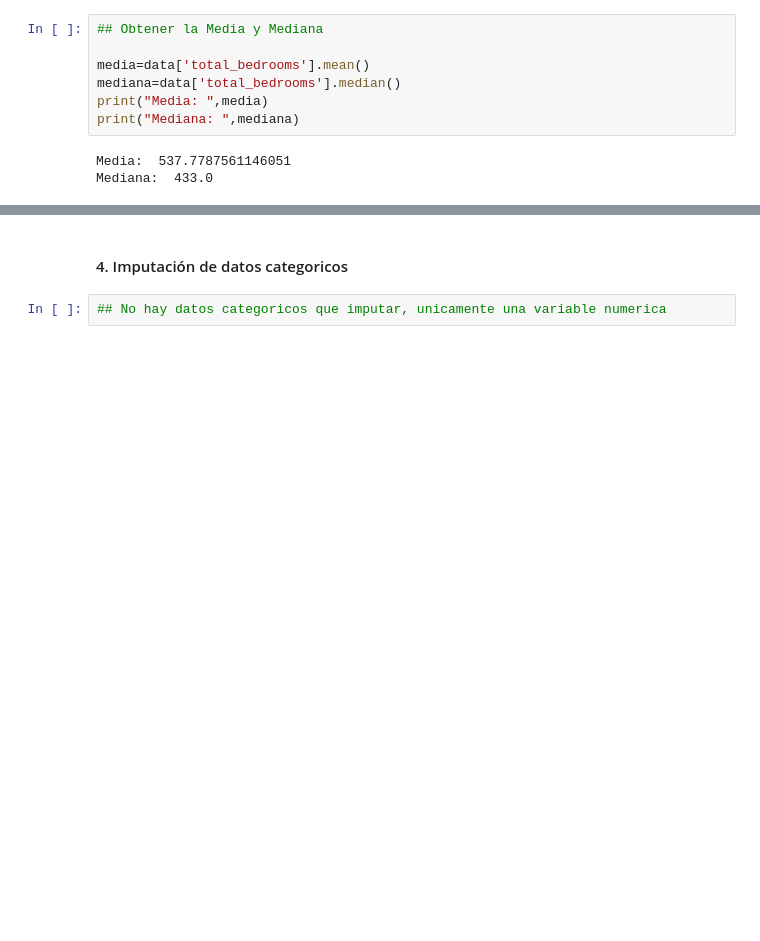
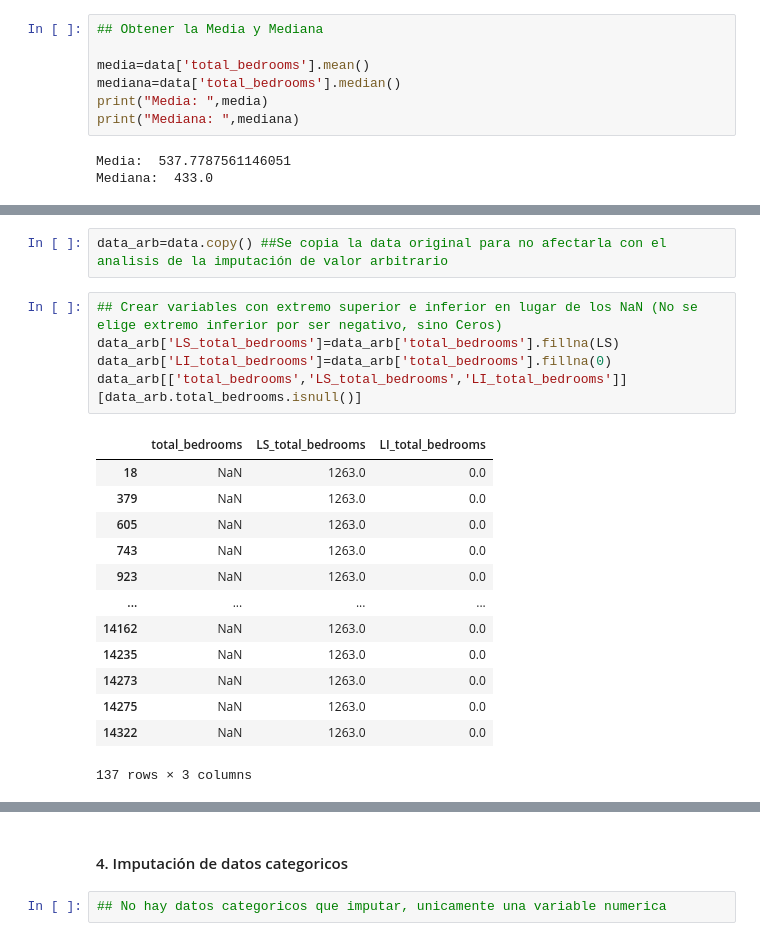
Before and after one commit to LeoContreras8/Laboratorio-3, a Jupyter notebook: Laboratorio3.ipynb, the cells around one changed output, grey strips where cells are left out. Saved outputs shown, nothing was run; the diff lists cells and outputs as text; blank space fills up the shorter version.

```diff
--- a/Laboratorio3.ipynb
+++ b/Laboratorio3.ipynb
@@ -149,0 +165,21 @@ plt.show()
+# %%
+data_arb=data.copy() ##Se copia la data original para no afectarla con el analisis de la imputación de valor arbitrario
+# %%
+## Crear variables con extremo superior e inferior en lugar de los NaN (No se elige extremo inferior por ser negativo, sino Ceros)
+data_arb['LS_total_bedrooms']=data_arb['total_bedrooms'].fillna(LS)
+data_arb['LI_total_bedrooms']=data_arb['total_bedrooms'].fillna(0)
+data_arb[['total_bedrooms','LS_total_bedrooms','LI_total_bedrooms']][data_arb.total_bedrooms.isnull()]
+# %% [output]
+|  | total_bedrooms | LS_total_bedrooms | LI_total_bedrooms |
+| 18 | NaN | 1263.0 | 0.0 |
+| 379 | NaN | 1263.0 | 0.0 |
+| 605 | NaN | 1263.0 | 0.0 |
+| 743 | NaN | 1263.0 | 0.0 |
+| 923 | NaN | 1263.0 | 0.0 |
+| ... | ... | ... | ... |
+| 14162 | NaN | 1263.0 | 0.0 |
+| 14235 | NaN | 1263.0 | 0.0 |
+| 14273 | NaN | 1263.0 | 0.0 |
+| 14275 | NaN | 1263.0 | 0.0 |
+| 14322 | NaN | 1263.0 | 0.0 |
+137 rows × 3 columns
```
Also changed, not shown: parts of 23 cells of this notebook, 1 other file.
